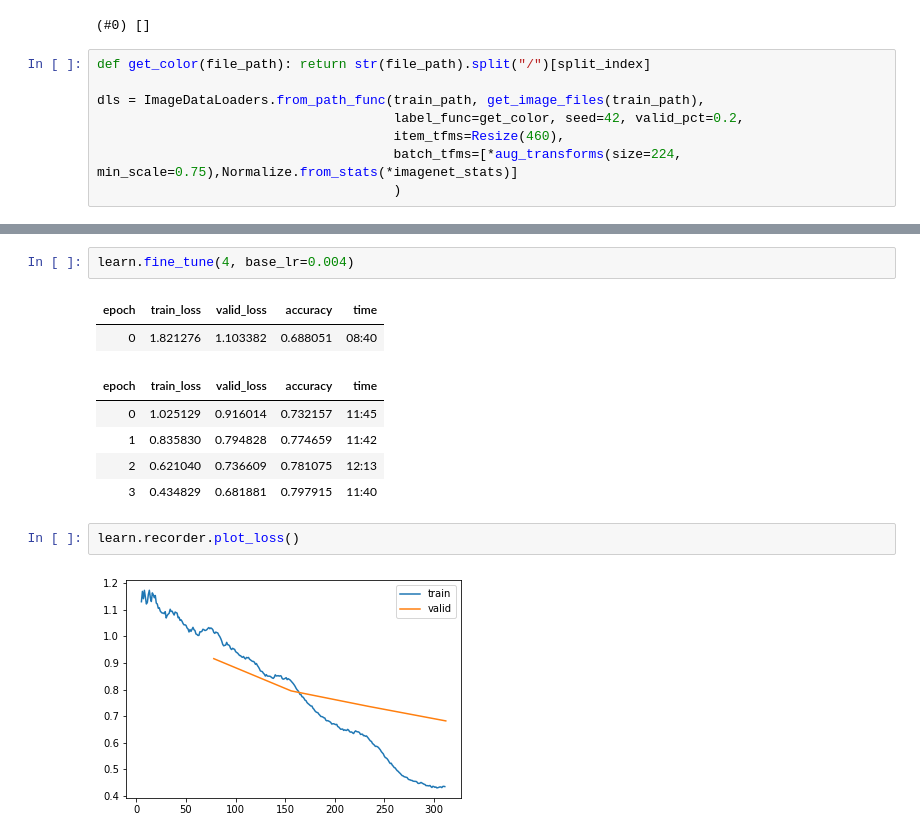
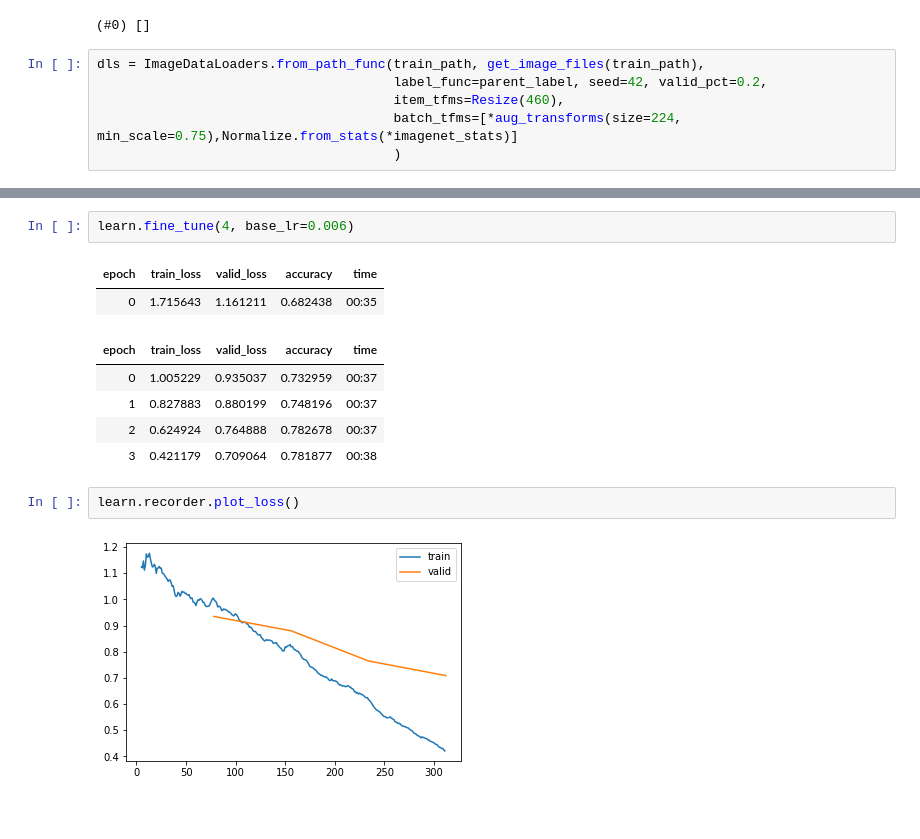
Before and after one commit to hadisotudeh/product-color-classification, a Jupyter notebook: train (transfer learning).ipynb, the cells around one changed output, grey strips where cells are left out. Drawn from its saved outputs; the diff is of its cells as text; blank space fills up the shorter version.

```diff
--- a/train (transfer learning).ipynb
+++ b/train (transfer learning).ipynb
@@ -23,10 +21,8 @@ failed.map(train_path.unlink)
 [interactive output not drawn]
 (#0) []
 # %%
-def get_color(file_path): return str(file_path).split("/")[split_index]
-
 dls = ImageDataLoaders.from_path_func(train_path, get_image_files(train_path),
-                                      label_func=get_color, seed=42, valid_pct=0.2,
+                                      label_func=parent_label, seed=42, valid_pct=0.2,
                                       item_tfms=Resize(460),
                                       batch_tfms=[*aug_transforms(size=224, min_scale=0.75),Normalize.from_stats(*imagenet_stats)]
                                       )
@@ -48,17 +44,17 @@ suggested lrs are (0.00831763744354248, 0.004365158267319202)
 # %%
-learn.fine_tune(4, base_lr=0.004)
+learn.fine_tune(4, base_lr=0.006)
 # %% [output]
 | epoch | train_loss | valid_loss | accuracy | time |
-| 0 | 1.821276 | 1.103382 | 0.688051 | 08:40 |
+| 0 | 1.715643 | 1.161211 | 0.682438 | 00:35 |
 | epoch | train_loss | valid_loss | accuracy | time |
-| 0 | 1.025129 | 0.916014 | 0.732157 | 11:45 |
-| 1 | 0.835830 | 0.794828 | 0.774659 | 11:42 |
-| 2 | 0.621040 | 0.736609 | 0.781075 | 12:13 |
-| 3 | 0.434829 | 0.681881 | 0.797915 | 11:40 |
+| 0 | 1.005229 | 0.935037 | 0.732959 | 00:37 |
+| 1 | 0.827883 | 0.880199 | 0.748196 | 00:37 |
+| 2 | 0.624924 | 0.764888 | 0.782678 | 00:37 |
+| 3 | 0.421179 | 0.709064 | 0.781877 | 00:38 |
 # %%
 learn.recorder.plot_loss()
 # %% [output]
-[figure, old version]
+[figure, new version]
 # %%
 interp = ClassificationInterpretation.from_learner(learn)
 interp.plot_confusion_matrix(figsize=(10,10))
```
Also changed, not shown: parts of 9 cells of this notebook.
